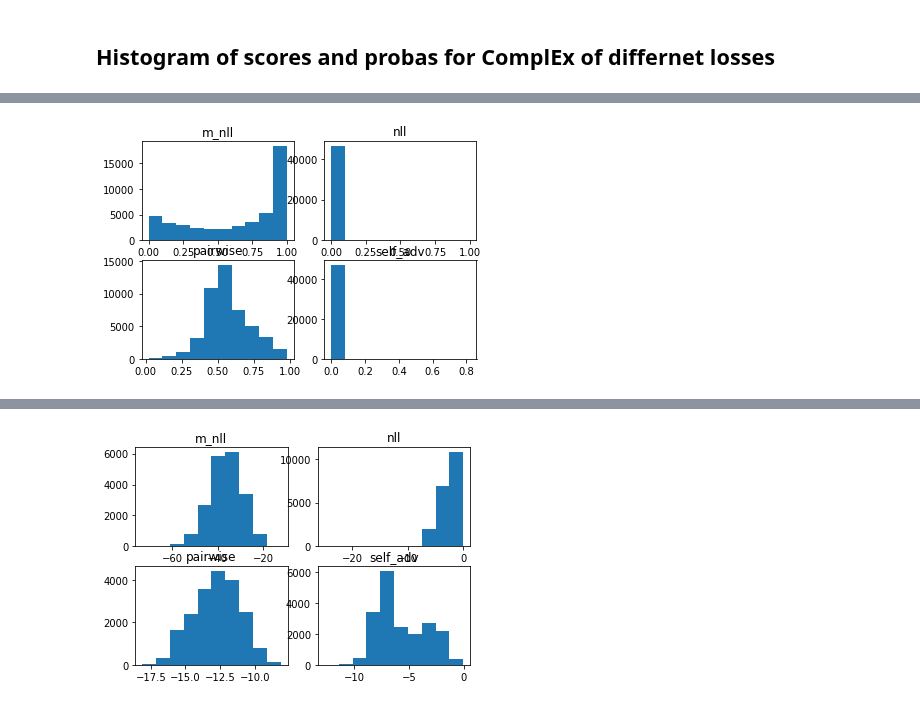
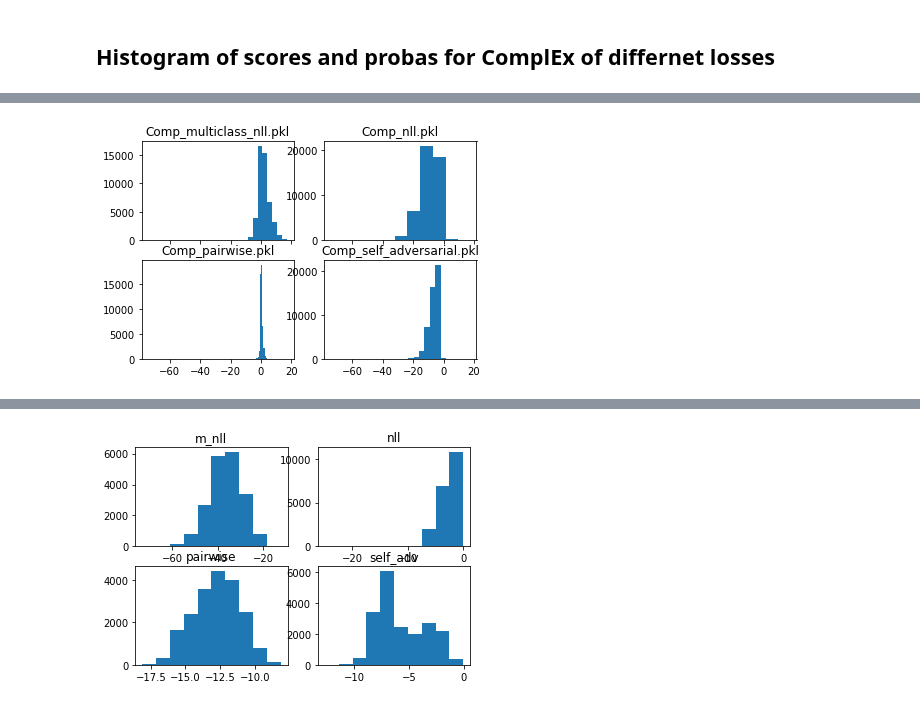
Before and after one commit to TREAT-UOE/kgcal, a Jupyter notebook: notebooks/exp8.ipynb, the cells around one changed output, grey strips where cells are left out. Saved outputs shown, nothing was run; the diff lists cells and outputs as text; code cells hidden in the pictures.

```diff
--- a/notebooks/exp8.ipynb
+++ b/notebooks/exp8.ipynb
@@ -112,8 +103,6 @@ plot_score_hist(fb_comps[3], ds.fb13, axes[1][1], 'self_adv')
-# %%
-fig, axes = plt.subplots(2, 2)
-plot_prob_hist(fb_comps[0], ds.fb13, axes[0][0], 'm_nll')
-plot_prob_hist(fb_comps[1], ds.fb13, axes[0][1], 'nll')
-plot_prob_hist(fb_comps[2], ds.fb13, axes[1][0], 'pairwise')
-plot_prob_hist(fb_comps[3], ds.fb13, axes[1][1], 'self_adv')
-# %% [output]
-[figure, removed]
+# %%
+fig, axes = plt.subplots(2, 2, sharex=True)
+for i, (name, model) in enumerate(fb_comps.items()):
+    plot_score_hist(model, ds.fb13, axes[i//2][i%2], name)
+# %% [output]
+[figure, added]
```
Also changed, not shown: parts of 16 cells of this notebook, 7 other files.
